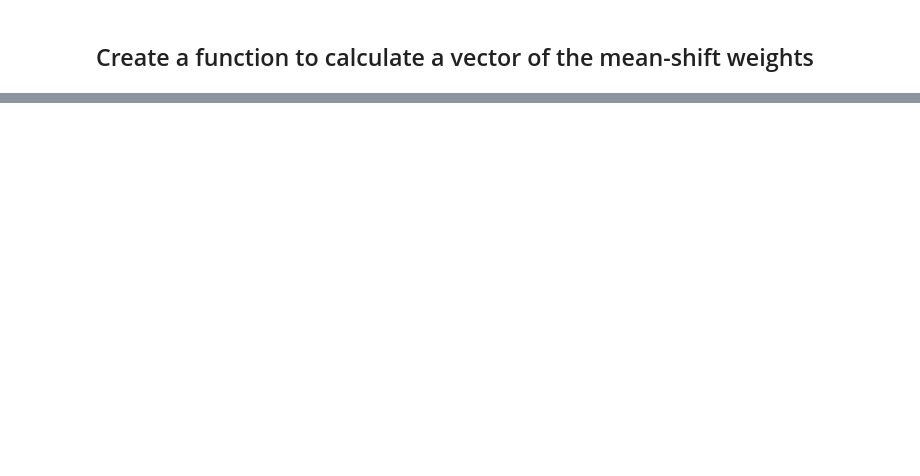
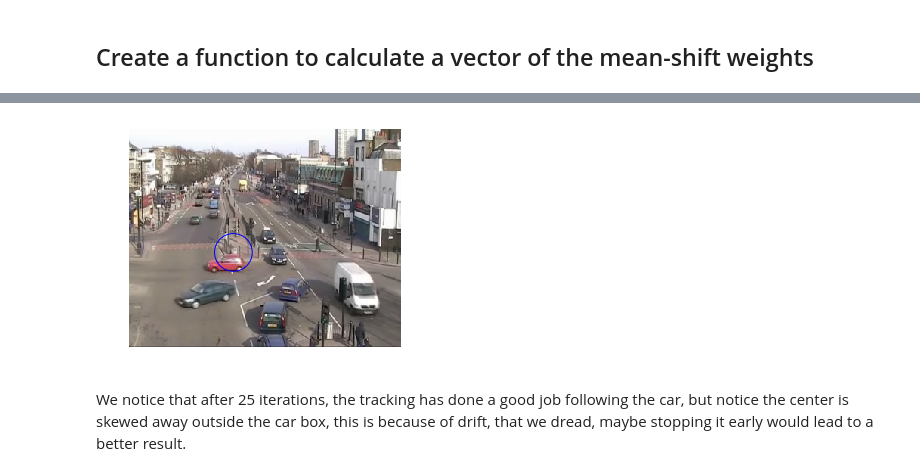
Before and after one commit to TheAnig/computer-vision, a Jupyter notebook: hw6/hw6-soln.ipynb, the cells around one changed output, grey strips where cells are left out. Drawn from its saved outputs; the diff is of its cells as text; code cells hidden in the pictures; blank space fills up the shorter version.

```diff
--- a/hw6/hw6-soln.ipynb
+++ b/hw6/hw6-soln.ipynb
@@ -73,0 +191,17 @@ plt.imshow(cov_target[minPos[0]:minPos[0]+70, minPos[1]:minPos[1]+24])
+# %%
+x_0 = 150.
+y_0 = 175.
+
+for iter in range(25):
+    tNeigh = circularNeighbors(target, int(x_0), int(y_0), 25)
+    p_test = colorHistogram(tNeigh, 16, int(x_0), int(y_0), 25)
+    w = meanShiftWeights(q_model, p_test, 16)
+    out_x = np.zeros((w.shape))
+    out_y = np.zeros((w.shape))
+    for i in range(-25,25):
+        out_x += (x_0+i)*w
+        out_y += (y_0+i)*w
+    out_x = out_x/50
+    out_y = out_y/50
+    x_0 = np.sum(out_x)/np.sum(w)
+    y_0 = np.sum(out_y)/np.sum(w)
@@ -73,0 +212,10 @@ plt.imshow(cov_target[minPos[0]:minPos[0]+70, minPos[1]:minPos[1]+24])
+# %%
+plt.imshow(target)
+circle1 = plt.Circle((x_0, y_0), radius=25, color='b', fill=False)
+plt.gcf().gca().add_artist(circle1)
+plt.axis('off')
+plt.show()
+# %% [output]
+[figure, added]
+# %% [markdown]
+We notice that after 25 iterations, the tracking has done a good job following the car, but notice the center is skewed away outside the car box, this is because of drift, that we dread, maybe stopping it early would lead to a better result.
```
Also changed, not shown: parts of 38 cells of this notebook, 10 other files.
